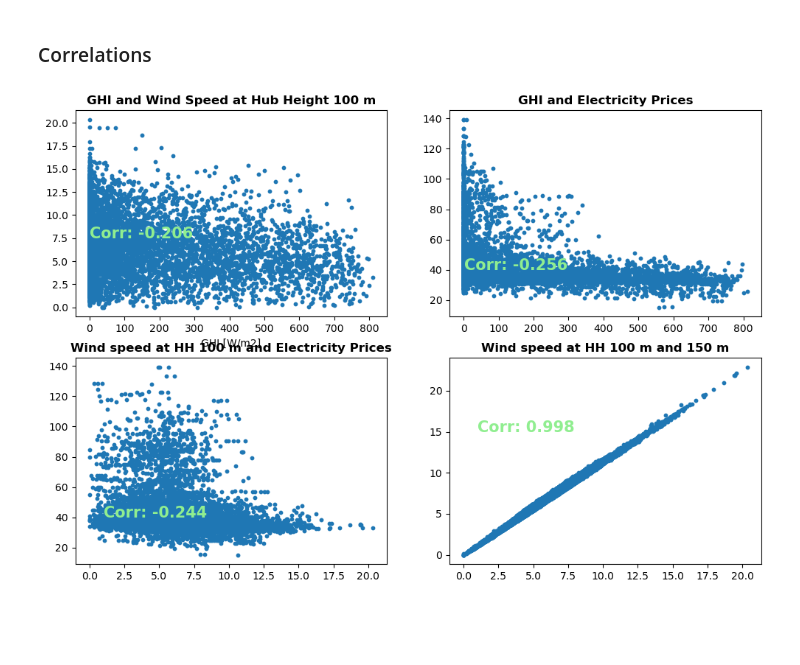
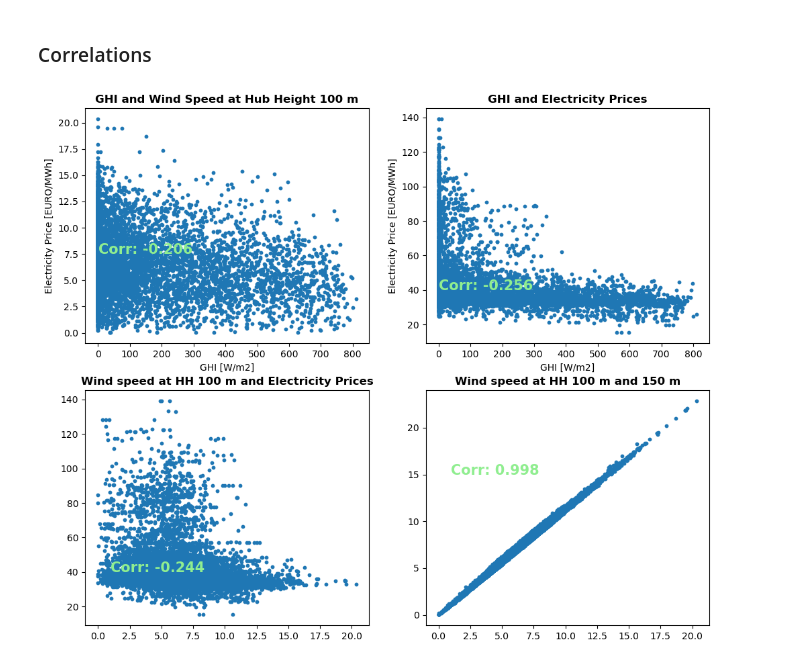
Before and after one commit to Katrine-Hagenau/Hydesign, a Jupyter notebook: docs/notebooks/Graphs_part1.ipynb, the cells around one changed output. Saved outputs shown, nothing was run; the diff lists cells and outputs as text; code cells hidden in the pictures; blank space fills up the shorter version.

```diff
--- a/docs/notebooks/Graphs_part1.ipynb
+++ b/docs/notebooks/Graphs_part1.ipynb
@@ -97,37 +97,42 @@ ghi=data_Marijampole['ghi']
 ws_100=data_Marijampole['WS_100']
 ws_150 = data_Marijampole["WS_150"]
 
-fig, axes = plt.subplots(2, 2, figsize=(12, 8))
+fig, axes = plt.subplots(2, 2, figsize=(12, 10))
 
 corr_ghi_WS100=np.round(np.corrcoef(ghi, ws_100)[0,1],3)
 axes[0,0].scatter(ghi,ws_100, s=10)
 axes[0,0].text(1,7.5,f'Corr: {corr_ghi_WS100}',fontsize=15,color='lightgreen',fontweight='bold')
 axes[0,0].set_title('GHI and Wind Speed at Hub Height 100 m',fontweight='bold')
 axes[0,0].set_xlabel("GHI [W/m2]")
+axes[0,0].set_ylabel("Electricity Price [EURO/MWh]")
 
 corr_ghi_el_prices=np.round(np.corrcoef(ghi, el_prices)[0,1],3)
 axes[0,1].scatter(ghi,el_prices, s=10)
 axes[0,1].text(1,40,f'Corr: {corr_ghi_el_prices}',fontsize=15,color='lightgreen',fontweight='bold')
 axes[0,1].set_title('GHI and Electricity Prices',fontweight='bold')
+axes[0,1].set_xlabel("GHI [W/m2]")
+axes[0,1].set_ylabel("Electricity Price [EURO/MWh]")
 
 # correlation WS vs electricity prices
 corr_WS100_el_prices=np.round(np.corrcoef(ws_100, el_prices)[0,1],3)
 axes[1,0].scatter(ws_100,el_prices, s=10)
 axes[1,0].text(1,40,f'Corr: {corr_WS100_el_prices}',fontsize=15,color='lightgreen',fontweight='bold')
 axes[1,0].set_title('Wind speed at HH 100 m and Electricity Prices',fontweight='bold')
+axes[0,1].set_xlabel("GHI [W/m2]")
 
 # correlation of wind speeds at diffrent hub heights (100m and 150m)
 corr_WS100_WS150=np.round(np.corrcoef(ws_100, ws_150)[0,1],3)
 axes[1,1].scatter(ws_100,ws_150, s=10)
 axes[1,1].text(1,15,f'Corr: {corr_WS100_WS150}',fontsize=15,color='lightgreen',fontweight='bold')
 axes[1,1].set_title('Wind speed at HH 100 m and 150 m',fontweight='bold')
+axes[0,1].set_xlabel("GHI [W/m2]")
 
 # 'Axis Labels'
 # ax[0].set_xlabel('Time', fontsize=15)
 # ax[1].set_xlabel('Time', fontsize=15)
 # ax[0].set_ylabel('Value', fontsize=15)
 
 
 plt.show()
 # %% [output]
-[figure, old version]
+[figure, new version]
```
Also changed, not shown: 2 other files.
